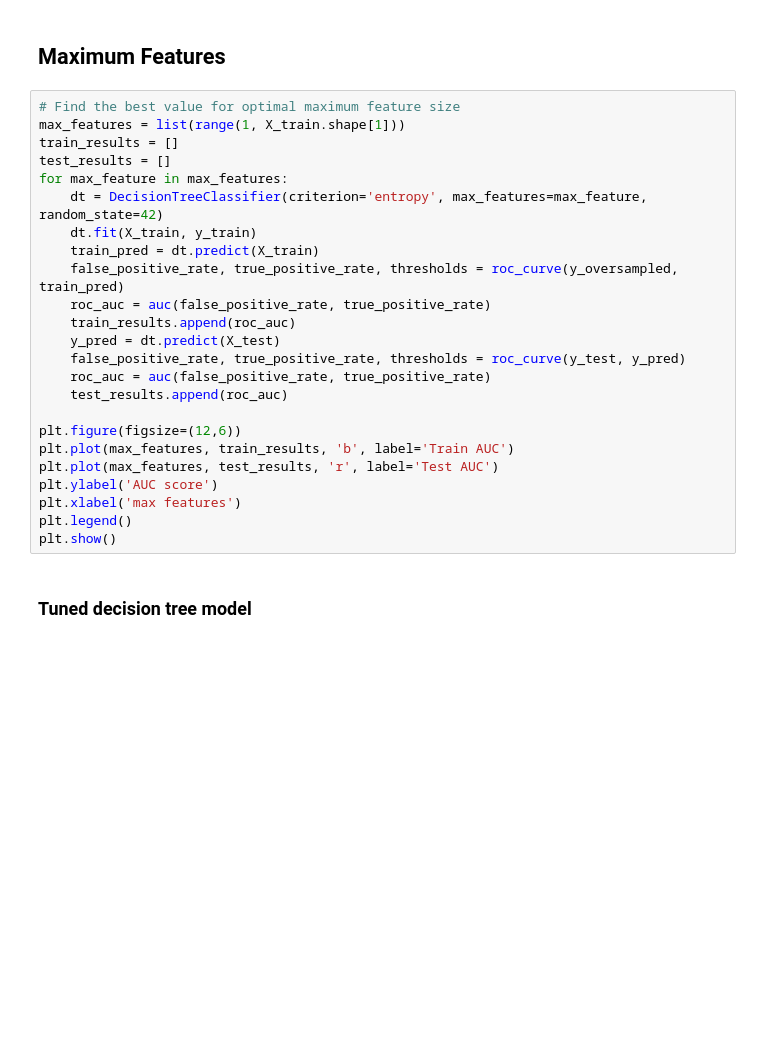
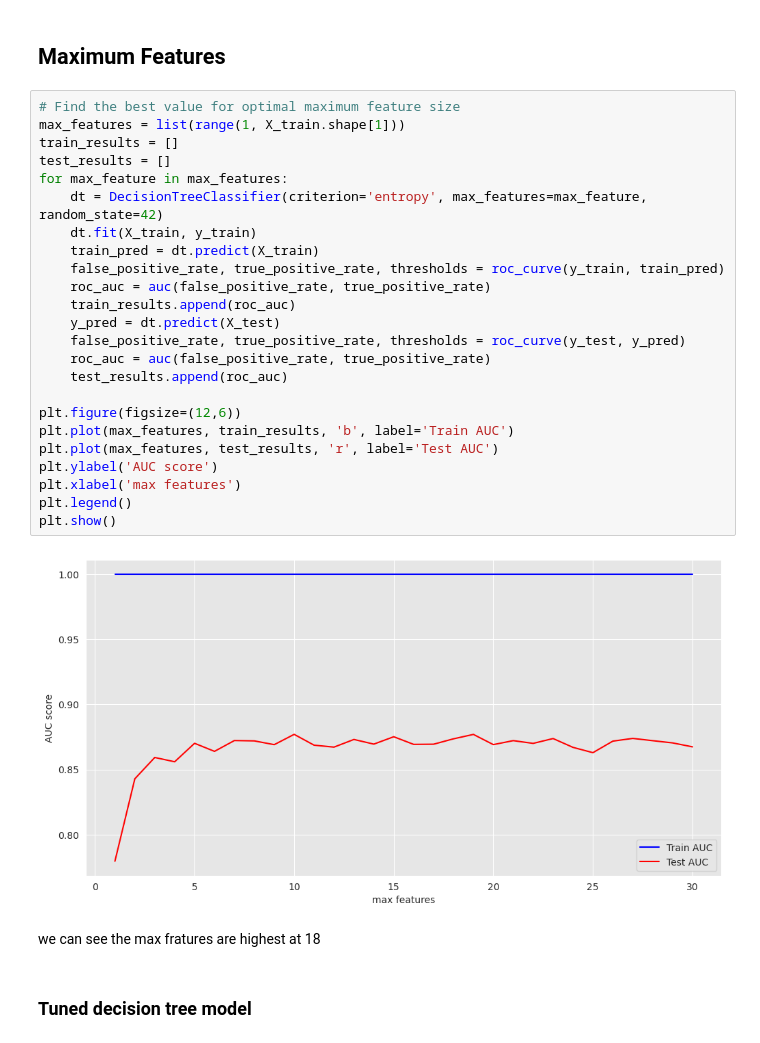
Before and after one commit to gibwanjau0/Chicago-Car-Crash-Project, a Jupyter notebook: CHICAGO CAR CRASHES PREJECT.ipynb, the cells around one changed output. Cells and saved outputs as stored; diff of their text form; blank space fills up the shorter version.

```diff
--- a/CHICAGO CAR CRASHES PREJECT.ipynb
+++ b/CHICAGO CAR CRASHES PREJECT.ipynb
@@ -1166,27 +1173,31 @@ TypeError: 'numpy.float64' object is not callable
 # %%
 # Find the best value for optimal maximum feature size
 max_features = list(range(1, X_train.shape[1]))
 train_results = []
 test_results = []
 for max_feature in max_features:
     dt = DecisionTreeClassifier(criterion='entropy', max_features=max_feature, random_state=42)
     dt.fit(X_train, y_train)
     train_pred = dt.predict(X_train)
-    false_positive_rate, true_positive_rate, thresholds = roc_curve(y_oversampled, train_pred)
+    false_positive_rate, true_positive_rate, thresholds = roc_curve(y_train, train_pred)
     roc_auc = auc(false_positive_rate, true_positive_rate)
     train_results.append(roc_auc)
     y_pred = dt.predict(X_test)
     false_positive_rate, true_positive_rate, thresholds = roc_curve(y_test, y_pred)
     roc_auc = auc(false_positive_rate, true_positive_rate)
     test_results.append(roc_auc)
 
 plt.figure(figsize=(12,6))
 plt.plot(max_features, train_results, 'b', label='Train AUC')
 plt.plot(max_features, test_results, 'r', label='Test AUC')
 plt.ylabel('AUC score')
 plt.xlabel('max features')
 plt.legend()
 plt.show()
+# %% [output]
+[figure, added]
+# %% [markdown]
+we can see the max fratures are highest at 18
 # %% [markdown]
 ### Tuned decision tree model
 # %%
```
Also changed, not shown: parts of 30 cells of this notebook, 1 other file.
